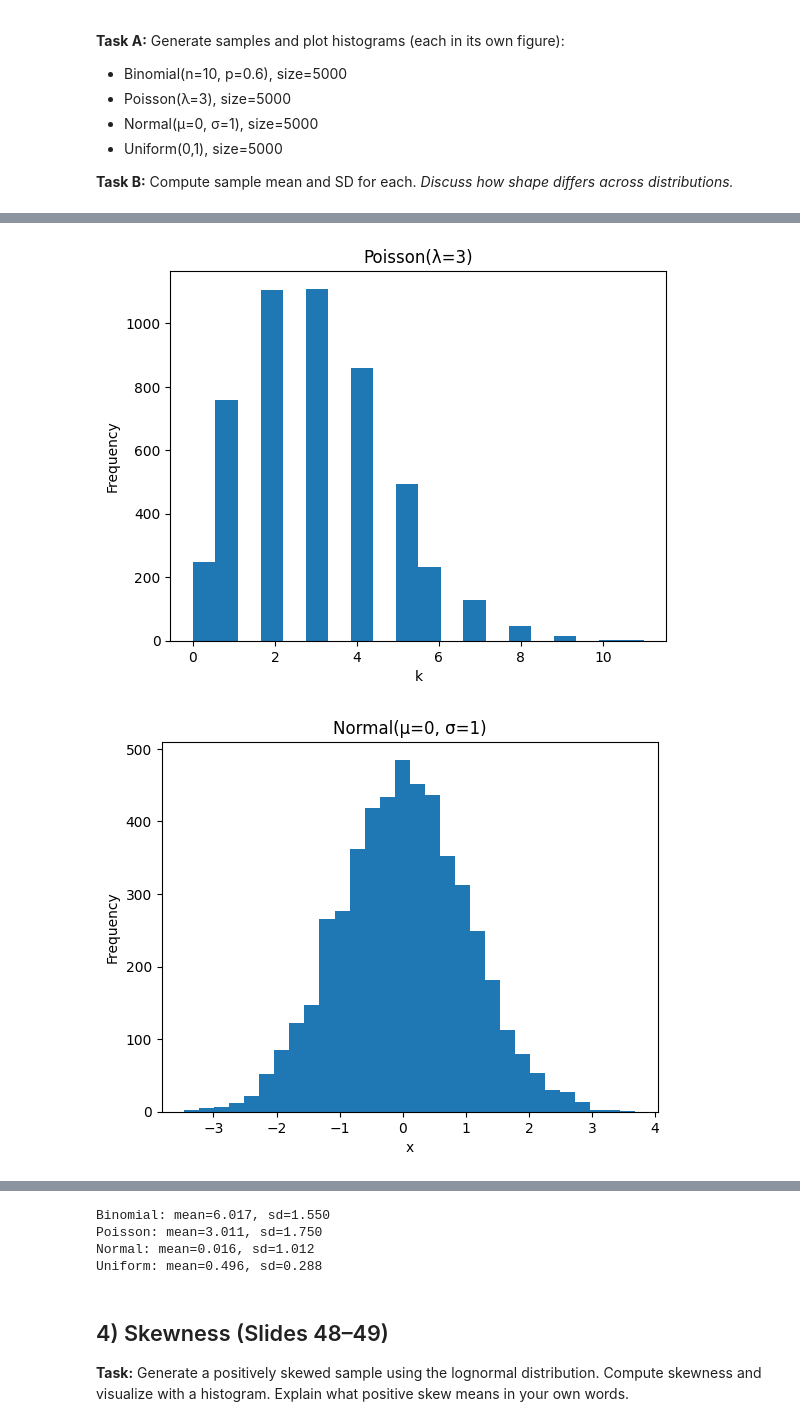
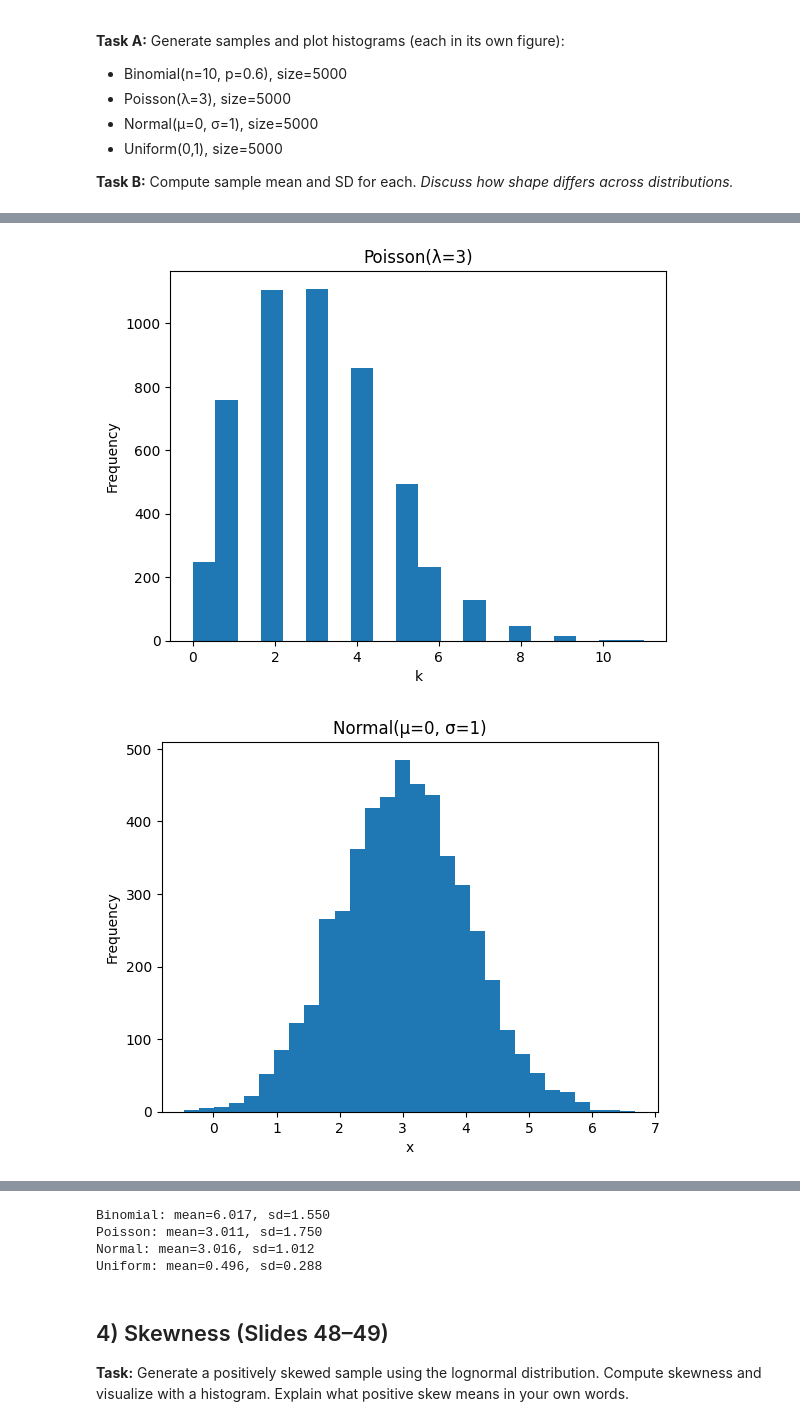
Before and after one commit to MehrdadJalali-AI/Statistics-and-Machine-Learning, a Jupyter notebook: DA1_C1_Mini_Labs.ipynb, the cells around one changed output, grey strips where cells are left out. Drawn from its saved outputs; the diff is of its cells as text; code cells hidden in the pictures.

```diff
--- a/DA1_C1_Mini_Labs.ipynb
+++ b/DA1_C1_Mini_Labs.ipynb
@@ -162,39 +162,39 @@ plt.xlabel('k')
 plt.ylabel('Frequency')
 plt.show()
 
 # Normal
-norm = rng.normal(0, 1, 5000)
+norm = rng.normal(3, 1, 5000)
 plt.figure()
 plt.hist(norm, bins=30)
 plt.title('Normal(μ=0, σ=1)')
 plt.xlabel('x')
 plt.ylabel('Frequency')
 plt.show()
 
 # Uniform
 unif = rng.uniform(0, 1, 5000)
 plt.figure()
 plt.hist(unif, bins=30)
 plt.title('Uniform(0,1)')
 plt.xlabel('x')
 plt.ylabel('Frequency')
 plt.show()
 
 def stats(name, arr):
     print(f"{name}: mean={arr.mean():.3f}, sd={arr.std(ddof=0):.3f}")
 
 stats("Binomial", binom)
 stats("Poisson", pois)
 stats("Normal", norm)
 stats("Uniform", unif)
 # %% [output]
 [figure]
 [figure]
-[figure, old version]
+[figure, new version]
 [figure]
 Binomial: mean=6.017, sd=1.550
 Poisson: mean=3.011, sd=1.750
-Normal: mean=0.016, sd=1.012
+Normal: mean=3.016, sd=1.012
 Uniform: mean=0.496, sd=0.288
 # %% [markdown]
 ## 4) Skewness (Slides 48–49)
```
Also changed, not shown: parts of 3 cells of this notebook.
